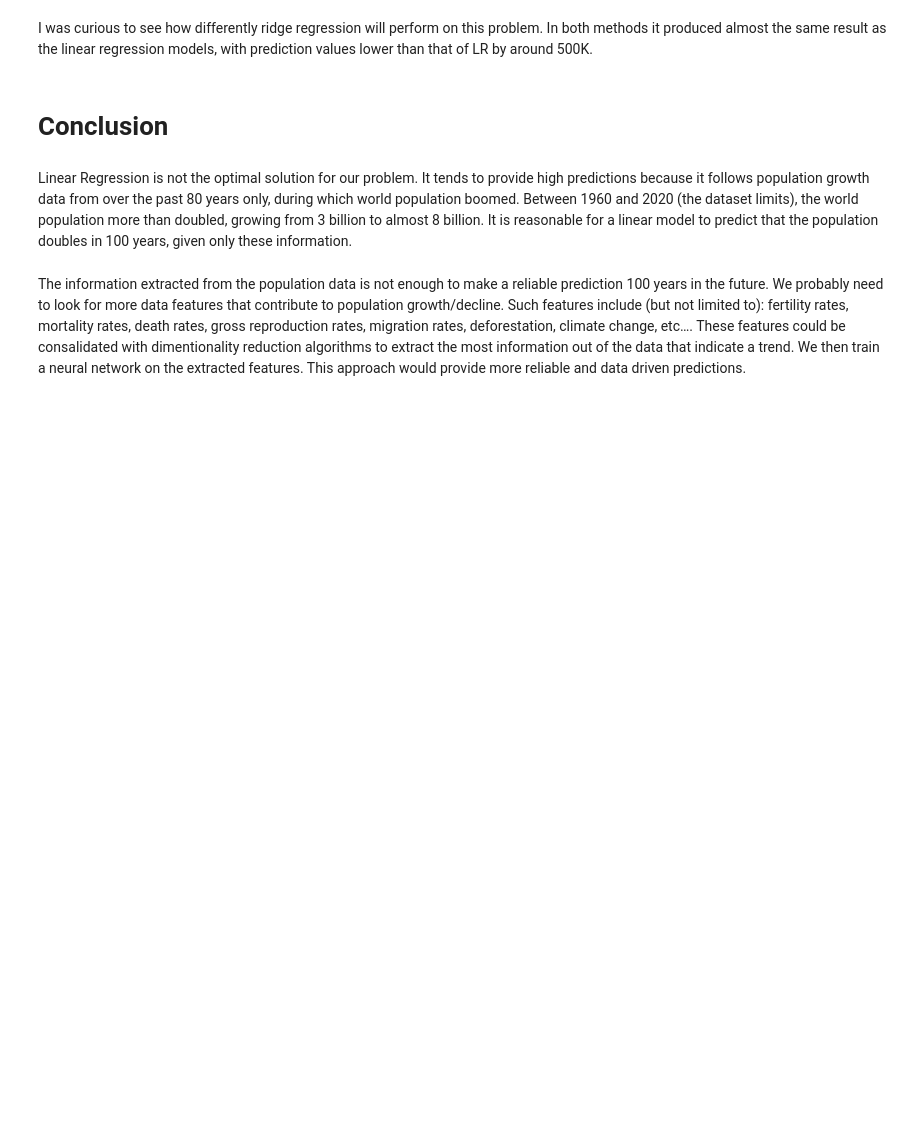
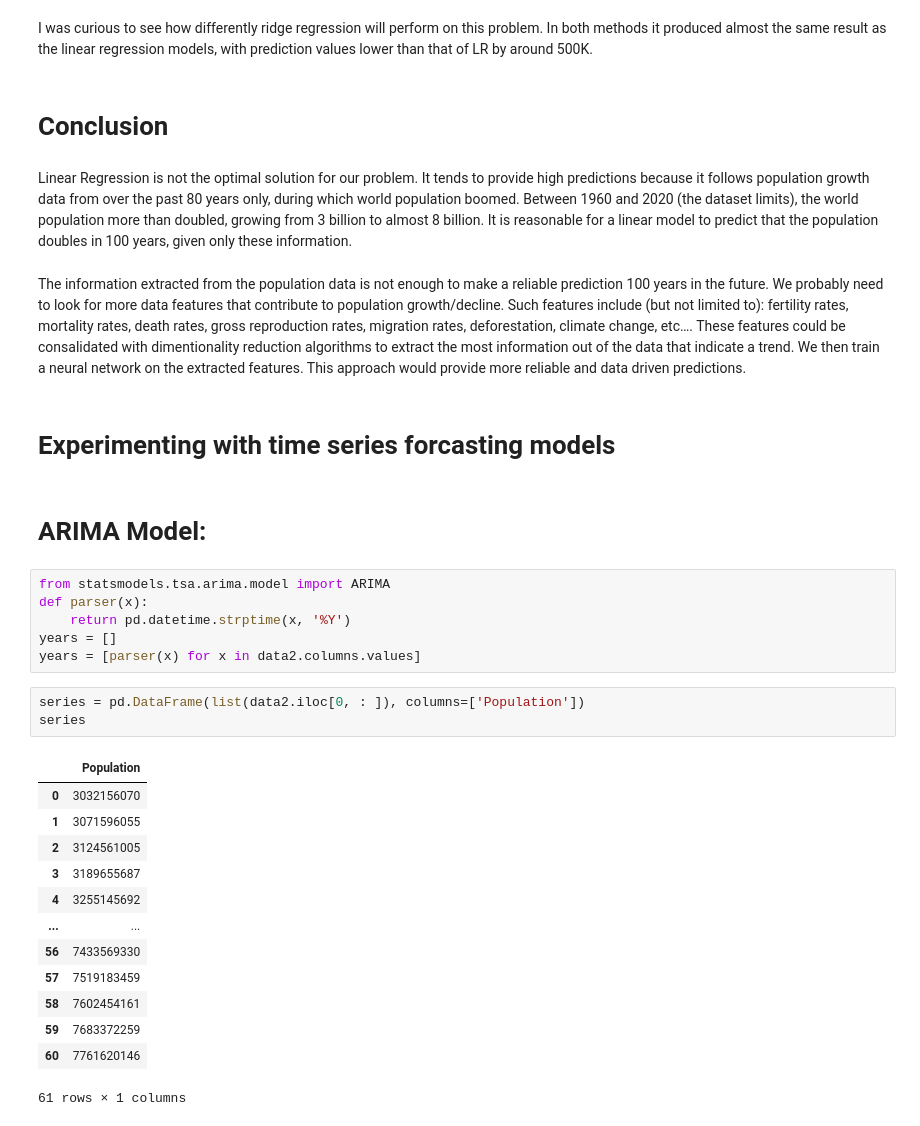
Before and after one commit to luisegarduno/PopulationPrediction, a Jupyter notebook: SamYassien/PopulationEstimation.ipynb, the cells around one changed output. Saved outputs shown, nothing was run; the diff lists cells and outputs as text; blank space fills up the shorter version.

Commit message:
arima and holtwinters

```diff
--- a/SamYassien/PopulationEstimation.ipynb
+++ b/SamYassien/PopulationEstimation.ipynb
@@ -192,3 +194,30 @@ I was curious to see how differently ridge regression will perform on this probl
 Linear Regression is not the optimal solution for our problem. It tends to provide high predictions because it follows population growth data from over the past 80 years only, during which world population boomed. Between 1960 and 2020 (the dataset limits), the world population more than doubled, growing from 3 billion to almost 8 billion. It is reasonable for a linear model to predict that the population doubles in 100 years, given only these information.
 # %% [markdown]
 The information extracted from the population data is not enough to make a reliable prediction 100 years in the future. We probably need to look for more data features that contribute to population growth/decline. Such features include (but not limited to): fertility rates, mortality rates, death rates, gross reproduction rates, migration rates, deforestation, climate change, etc…. These features could be consalidated with dimentionality reduction algorithms to extract the most information out of the data that indicate a trend. We then train a neural network on the extracted features. This approach would provide more reliable and data driven predictions.
+# %% [markdown]
+# Experimenting with time series forcasting models
+# %% [markdown]
+# ARIMA Model:
+# %%
+from statsmodels.tsa.arima.model import ARIMA
+def parser(x):
+    return pd.datetime.strptime(x, '%Y')
+years = []
+years = [parser(x) for x in data2.columns.values]
+# %%
+series = pd.DataFrame(list(data2.iloc[0, : ]), columns=['Population'])
+series
+# %% [output]
+|  | Population |
+| 0 | 3032156070 |
+| 1 | 3071596055 |
+| 2 | 3124561005 |
+| 3 | 3189655687 |
+| 4 | 3255145692 |
+| ... | ... |
+| 56 | 7433569330 |
+| 57 | 7519183459 |
+| 58 | 7602454161 |
+| 59 | 7683372259 |
+| 60 | 7761620146 |
+61 rows × 1 columns
```
Also changed, not shown: parts of 7 cells of this notebook, 2 other files.
